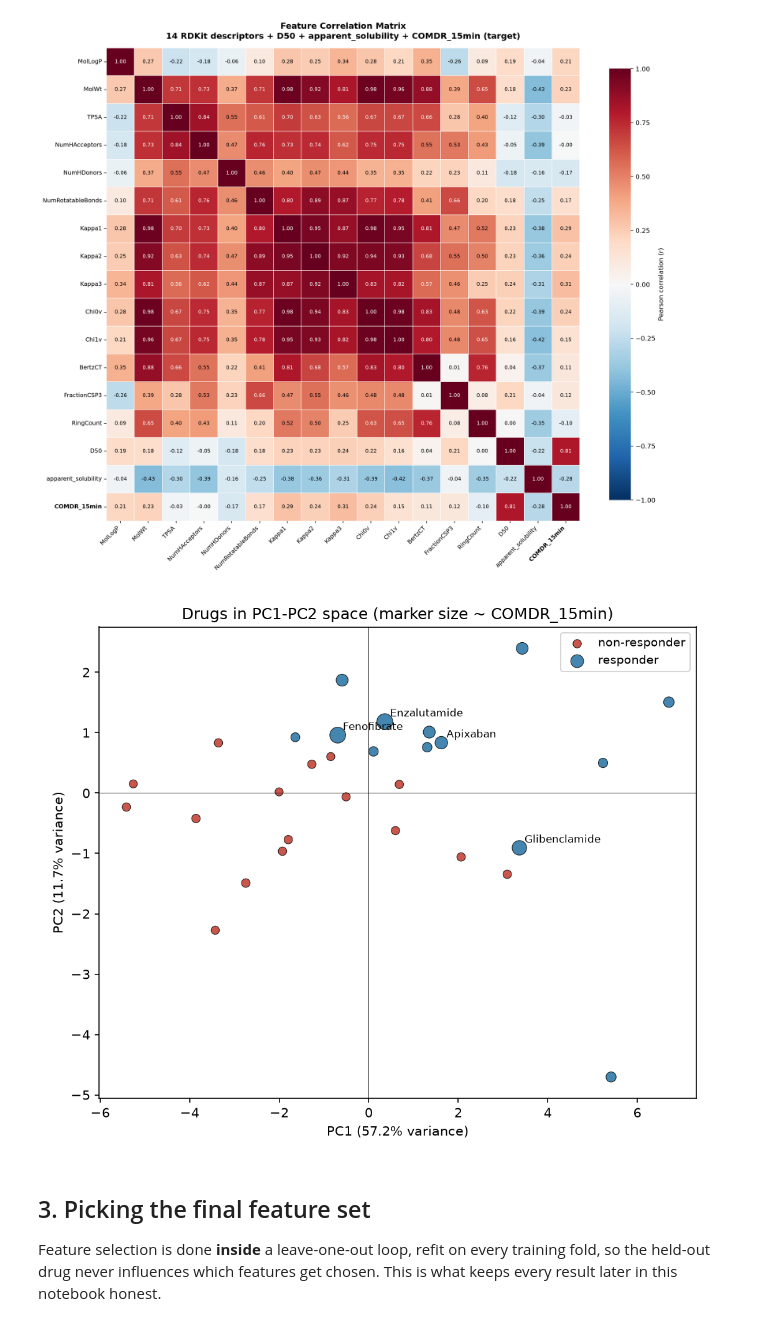
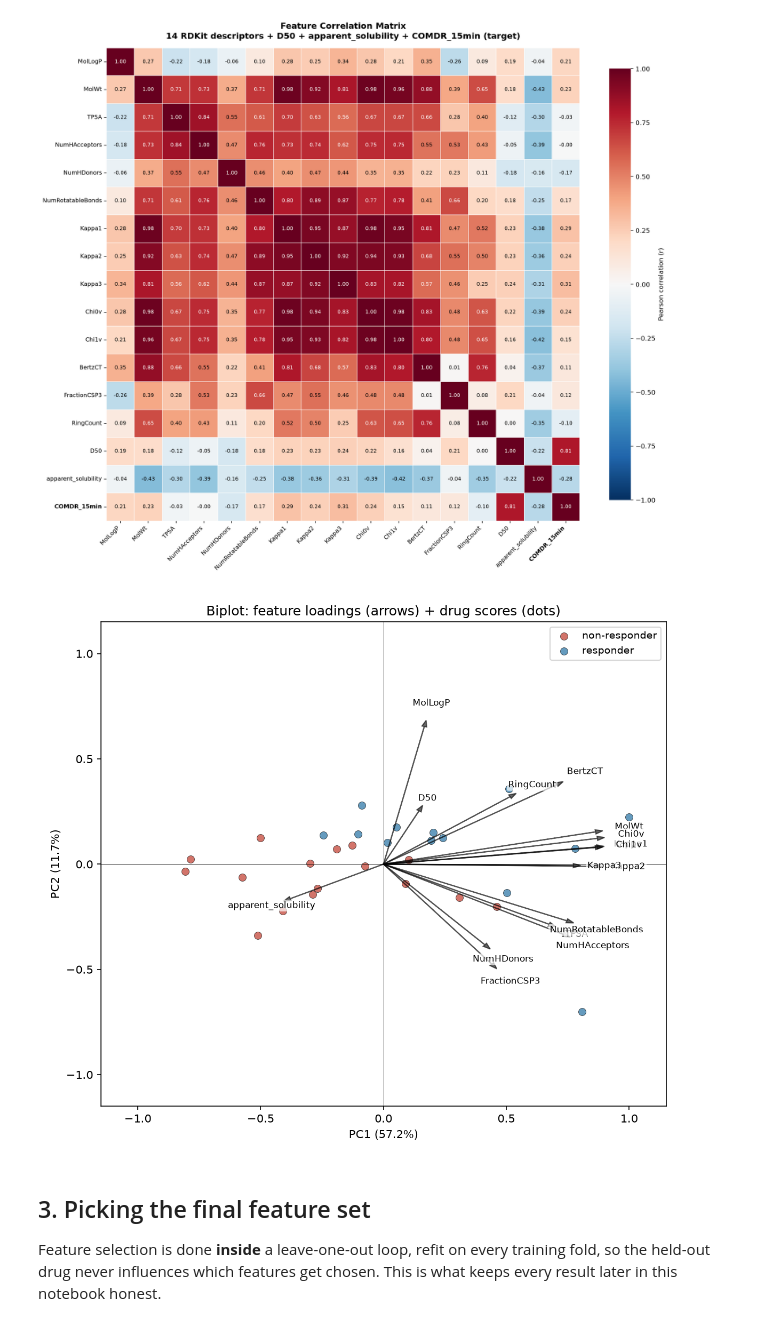
Before and after one commit to e-amponsah/qmilling-fhnw, a Jupyter notebook: notebooks/00_project_walkthrough.ipynb, the cells around one changed output. Cells and saved outputs as stored; diff of their text form; code cells hidden in the pictures.

```diff
--- a/notebooks/00_project_walkthrough.ipynb
+++ b/notebooks/00_project_walkthrough.ipynb
@@ -108,9 +108,9 @@ show(PLOTS_DIR / "feature_correlation_heatmap.png")
 # %%
 # PC1 vs PC2: each drug in feature space, colored by Responder/Non-Responder.
 # Drugs that separate cleanly here are a good sign the features carry real signal.
-show(PLOTS_DIR / "pca" / "pca_scatter.png")
+show(PLOTS_DIR / "pca" / "pca_biplot.png")
 # %% [output]
-[figure, old version]
+[figure, new version]
 # %% [markdown]
 ## 3. Picking the final feature set
 
```
Also changed, not shown: parts of 3 cells of this notebook, 13 other files.
